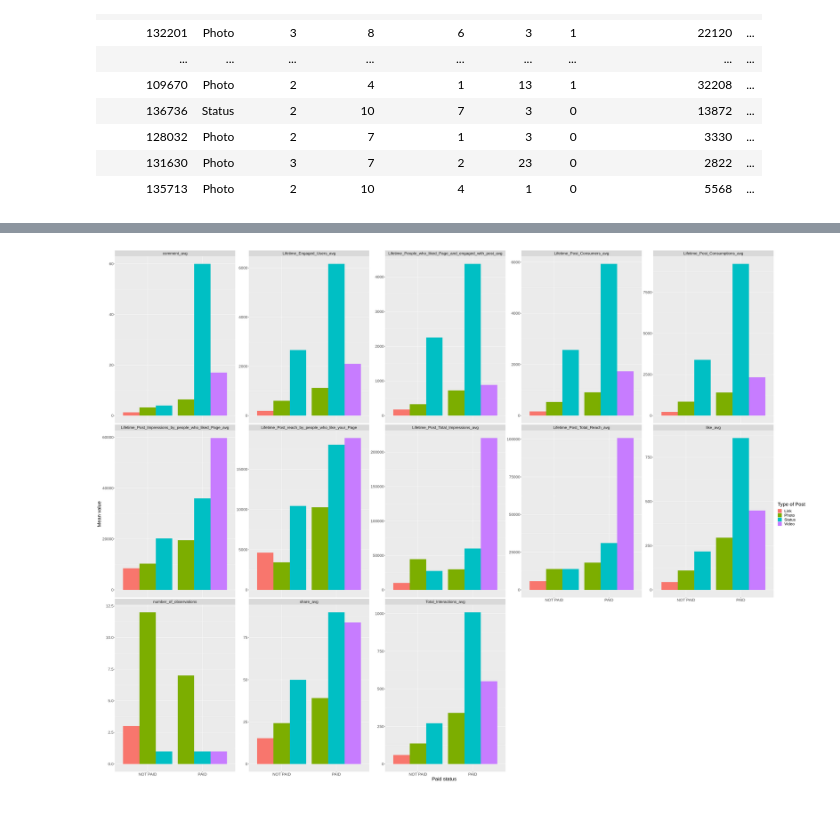
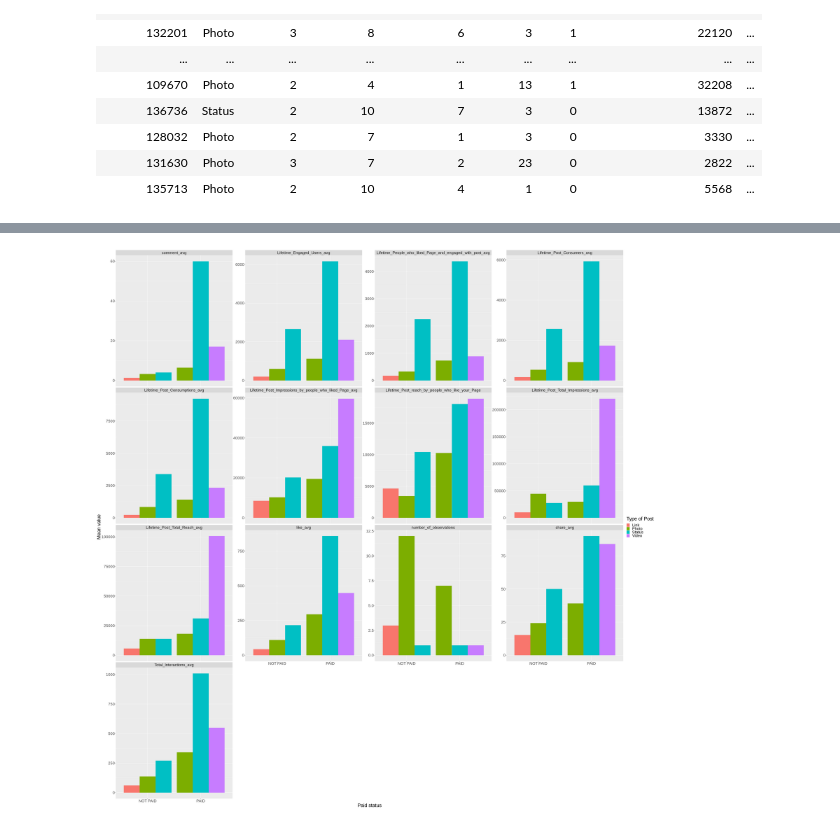
Before and after one commit to danielhou13/DSCI-100-Project-gr-17, a Jupyter notebook: Proposal.ipynb, the cells around one changed output, grey strips where cells are left out. Cells and saved outputs as stored; diff of their text form; code cells hidden in the pictures.

Commit message:
Adjusted plot so it appears bigger

```diff
--- a/Proposal.ipynb
+++ b/Proposal.ipynb
@@ -130,19 +130,19 @@ A grouped_df: 6 × 15
 | PAID | Video | 1 | 100768.000 | 220447.00 | 2101.0000 | ... |
 # %%
 #preliminary visualization of each of the means based on Paid status and Type
-options(repr.plot.height = 30, repr.plot.width = 40)
+options(repr.plot.height = 40, repr.plot.width = 40)
 fb_data_3 %>%
     pivot_longer(col = number_of_observations:Total_Interactions_avg,
                 names_to = "variable",
                 values_to = "value") %>%
     ggplot(aes(x = isPaid, y= value, fill = Type)) +
     geom_bar(stat = "identity", position = "dodge") +
-    facet_wrap(~ variable, scales = "free_y", ncol = 5)+
+    facet_wrap(~ variable, scales = "free_y", ncol = 4)+
     xlab("Paid status") +
     ylab("Mean value") +
     labs(fill = "Type of Post") +
-    theme(text = element_text(size = 20))
+    theme(text = element_text(size = 25))
 # %% [output]
-[figure, old version]
+[figure, new version]
 # %%
 ## Methods
```
